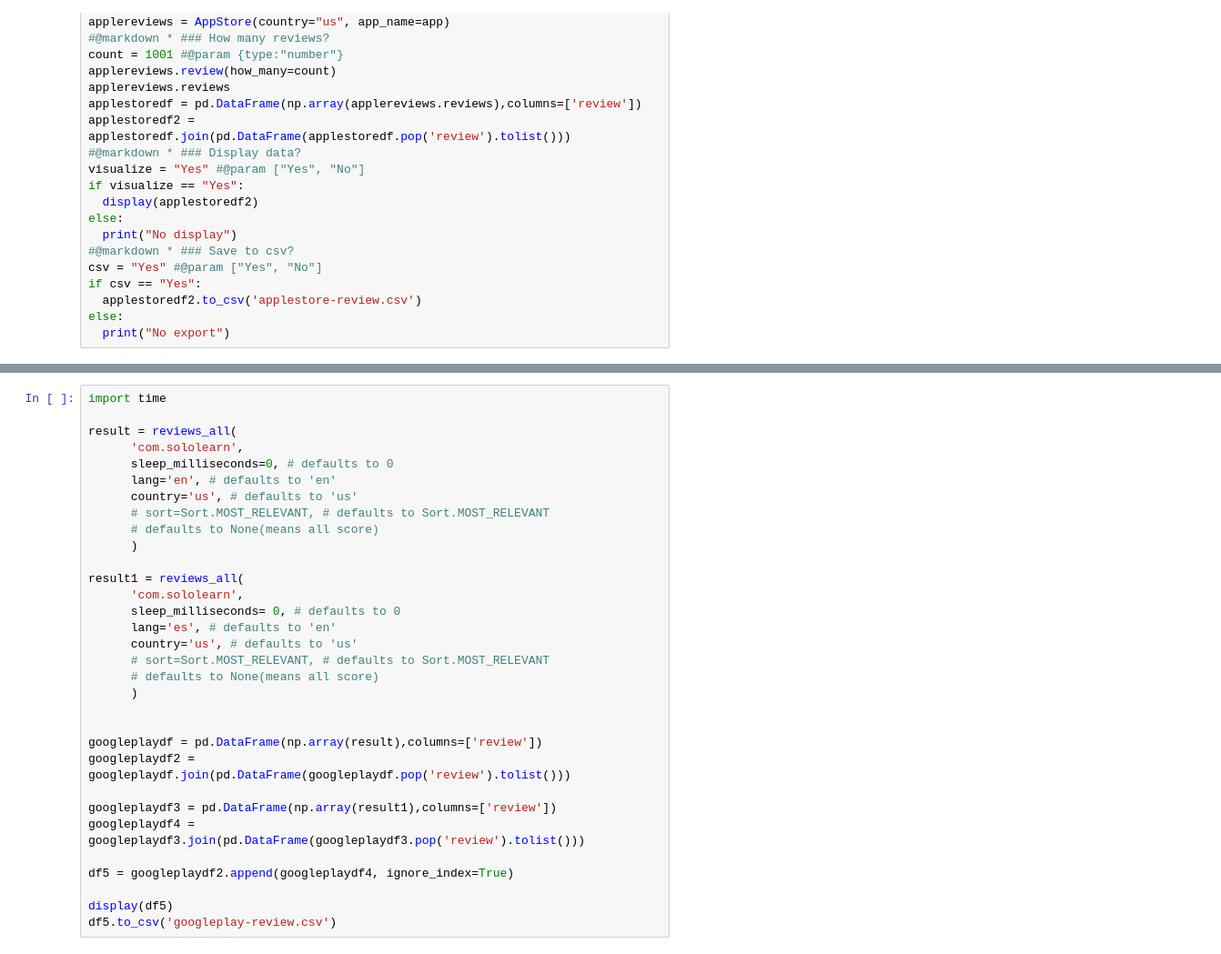
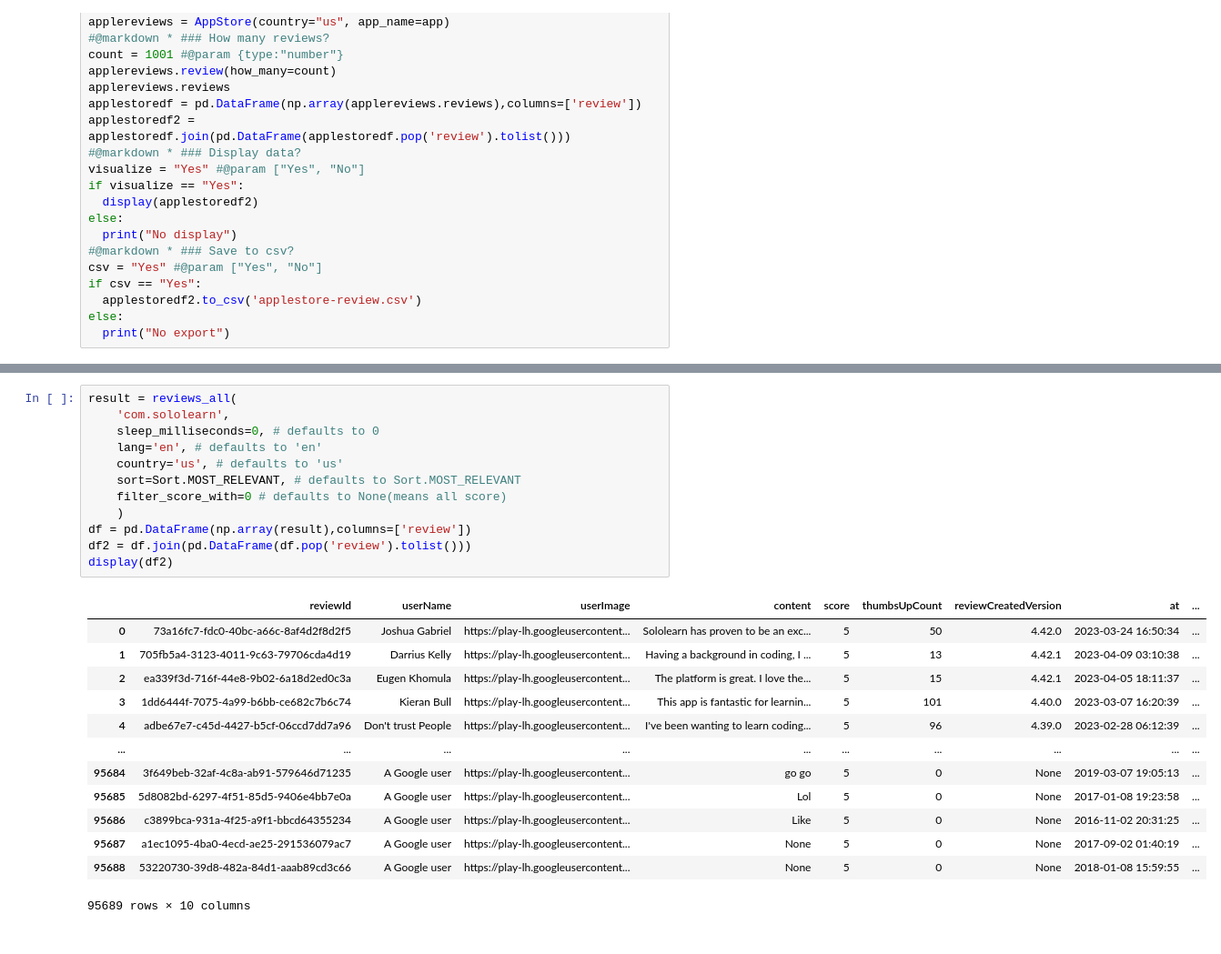
Before and after one commit to lopezbec/AI_Gamification_Python, a Jupyter notebook: reviews/appreviews.ipynb, the cells around one changed output, grey strips where cells are left out. Shown at 91% size. Cells and saved outputs as stored; diff of their text form.

```diff
--- a/reviews/appreviews.ipynb
+++ b/reviews/appreviews.ipynb
@@ -224,32 +238,26 @@ else:
 # %%
-import time
-
 result = reviews_all(
-      'com.sololearn',
-      sleep_milliseconds=0, # defaults to 0
-      lang='en', # defaults to 'en'
-      country='us', # defaults to 'us'
-      # sort=Sort.MOST_RELEVANT, # defaults to Sort.MOST_RELEVANT
-      # defaults to None(means all score)
-      )
-
-result1 = reviews_all(
-      'com.sololearn',
-      sleep_milliseconds= 0, # defaults to 0
-      lang='es', # defaults to 'en'
-      country='us', # defaults to 'us'
-      # sort=Sort.MOST_RELEVANT, # defaults to Sort.MOST_RELEVANT
-      # defaults to None(means all score)
-      )
-
-
-googleplaydf = pd.DataFrame(np.array(result),columns=['review'])
-googleplaydf2 = googleplaydf.join(pd.DataFrame(googleplaydf.pop('review').tolist()))
-
-googleplaydf3 = pd.DataFrame(np.array(result1),columns=['review'])
-googleplaydf4 = googleplaydf3.join(pd.DataFrame(googleplaydf3.pop('review').tolist()))
-
-df5 = googleplaydf2.append(googleplaydf4, ignore_index=True)
-
-display(df5)
-df5.to_csv('googleplay-review.csv')
+    'com.sololearn',
+    sleep_milliseconds=0, # defaults to 0
+    lang='en', # defaults to 'en'
+    country='us', # defaults to 'us'
+    sort=Sort.MOST_RELEVANT, # defaults to Sort.MOST_RELEVANT
+    filter_score_with=0 # defaults to None(means all score)
+    )
+df = pd.DataFrame(np.array(result),columns=['review'])
+df2 = df.join(pd.DataFrame(df.pop('review').tolist()))
+display(df2)
+# %% [output]
+|  | reviewId | userName | userImage | content | score | thumbsUpCount | reviewCreatedVersion | at | ... |
+| 0 | 73a16fc7-fdc0-40bc-a66c-8af4d2f8d2f5 | Joshua Gabriel | https://play-lh.googleusercontent... | Sololearn has proven to be an exc... | 5 | 50 | 4.42.0 | 2023-03-24 16:50:34 | ... |
+| 1 | 705fb5a4-3123-4011-9c63-79706cda4d19 | Darrius Kelly | https://play-lh.googleusercontent... | Having a background in coding, I ... | 5 | 13 | 4.42.1 | 2023-04-09 03:10:38 | ... |
+| 2 | ea339f3d-716f-44e8-9b02-6a18d2ed0c3a | Eugen Khomula | https://play-lh.googleusercontent... | The platform is great. I love the... | 5 | 15 | 4.42.1 | 2023-04-05 18:11:37 | ... |
+| 3 | 1dd6444f-7075-4a99-b6bb-ce682c7b6c74 | Kieran Bull | https://play-lh.googleusercontent... | This app is fantastic for learnin... | 5 | 101 | 4.40.0 | 2023-03-07 16:20:39 | ... |
+| 4 | adbe67e7-c45d-4427-b5cf-06ccd7dd7a96 | Don't trust People | https://play-lh.googleusercontent... | I've been wanting to learn coding... | 5 | 96 | 4.39.0 | 2023-02-28 06:12:39 | ... |
+| ... | ... | ... | ... | ... | ... | ... | ... | ... | ... |
+| 95684 | 3f649beb-32af-4c8a-ab91-579646d71235 | A Google user | https://play-lh.googleusercontent... | go go | 5 | 0 | None | 2019-03-07 19:05:13 | ... |
+| 95685 | 5d8082bd-6297-4f51-85d5-9406e4bb7e0a | A Google user | https://play-lh.googleusercontent... | Lol | 5 | 0 | None | 2017-01-08 19:23:58 | ... |
+| 95686 | c3899bca-931a-4f25-a9f1-bbcd64355234 | A Google user | https://play-lh.googleusercontent... | Like | 5 | 0 | None | 2016-11-02 20:31:25 | ... |
+| 95687 | a1ec1095-4ba0-4ecd-ae25-291536079ac7 | A Google user | https://play-lh.googleusercontent... | None | 5 | 0 | None | 2017-09-02 01:40:19 | ... |
+| 95688 | 53220730-39d8-482a-84d1-aaab89cd3c66 | A Google user | https://play-lh.googleusercontent... | None | 5 | 0 | None | 2018-01-08 15:59:55 | ... |
+95689 rows × 10 columns
```
Also changed, not shown: parts of 2 cells of this notebook.
